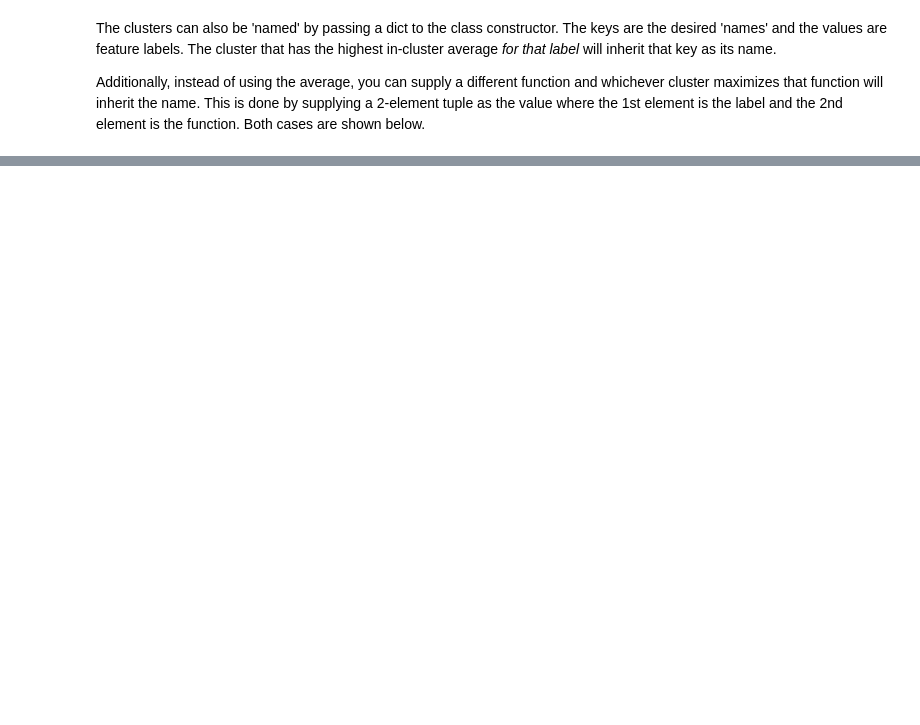
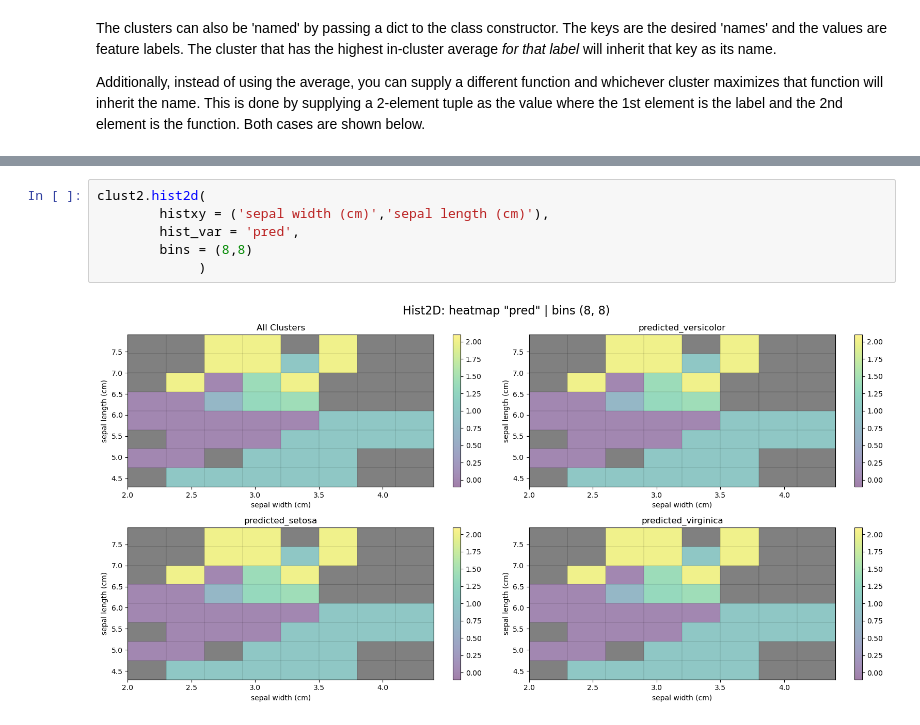
Before and after one commit to jae1018/clustervisualizer, a Jupyter notebook: clustervisualizer/examples/hard_clustering_example.ipynb, the cells around one changed output, grey strips where cells are left out. Drawn from its saved outputs; the diff is of its cells as text; blank space fills up the shorter version.

```diff
--- a/clustervisualizer/examples/hard_clustering_example.ipynb
+++ b/clustervisualizer/examples/hard_clustering_example.ipynb
@@ -88,0 +98,8 @@ clust2.hist1d(bins=15, hist_vars=fit_params)
+# %%
+clust2.hist2d(
+        histxy = ('sepal width (cm)','sepal length (cm)'),
+        hist_var = 'pred',
+        bins = (8,8)
+             )
+# %% [output]
+[figure, added]
```
Also changed, not shown: parts of 8 cells of this notebook, 4 other files.
